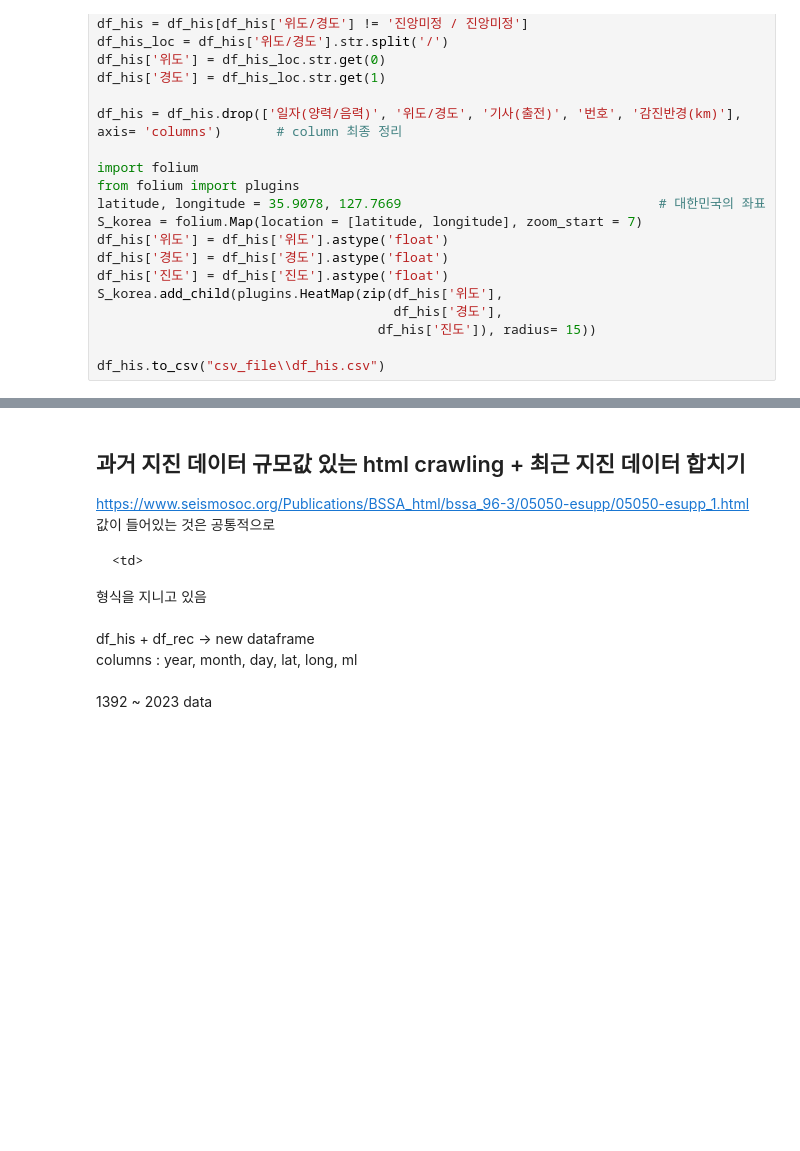
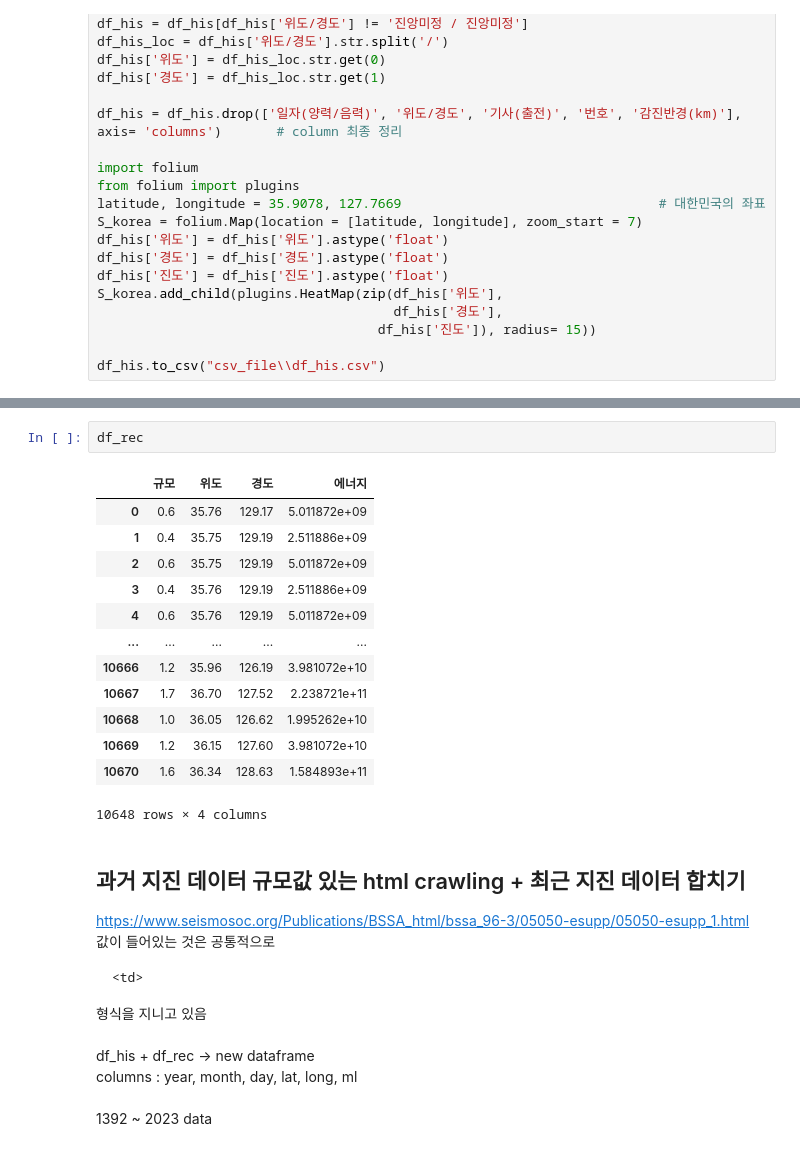
Before and after one commit to DeckofKard/Earthquake, a Jupyter notebook: eqlist_heatmap.ipynb, the cells around one changed output, grey strips where cells are left out. Drawn from its saved outputs; the diff is of its cells as text; blank space fills up the shorter version.

```diff
--- a/eqlist_heatmap.ipynb
+++ b/eqlist_heatmap.ipynb
@@ -129,3 +129,19 @@ OverflowError: (34, 'Result too large')
+# %%
+df_rec
+# %% [output]
+|  | 규모 | 위도 | 경도 | 에너지 |
+| 0 | 0.6 | 35.76 | 129.17 | 5.011872e+09 |
+| 1 | 0.4 | 35.75 | 129.19 | 2.511886e+09 |
+| 2 | 0.6 | 35.75 | 129.19 | 5.011872e+09 |
+| 3 | 0.4 | 35.76 | 129.19 | 2.511886e+09 |
+| 4 | 0.6 | 35.76 | 129.19 | 5.011872e+09 |
+| ... | ... | ... | ... | ... |
+| 10666 | 1.2 | 35.96 | 126.19 | 3.981072e+10 |
+| 10667 | 1.7 | 36.70 | 127.52 | 2.238721e+11 |
+| 10668 | 1.0 | 36.05 | 126.62 | 1.995262e+10 |
+| 10669 | 1.2 | 36.15 | 127.60 | 3.981072e+10 |
+| 10670 | 1.6 | 36.34 | 128.63 | 1.584893e+11 |
+10648 rows × 4 columns
 # %% [markdown]
 ## 과거 지진 데이터 규모값 있는 html crawling + 최근 지진 데이터 합치기
 https://www.seismosoc.org/Publications/BSSA_html/bssa_96-3/05050-esupp/05050-esupp_1.html<br>
```
Also changed, not shown: parts of 8 cells of this notebook, 23 other files.
